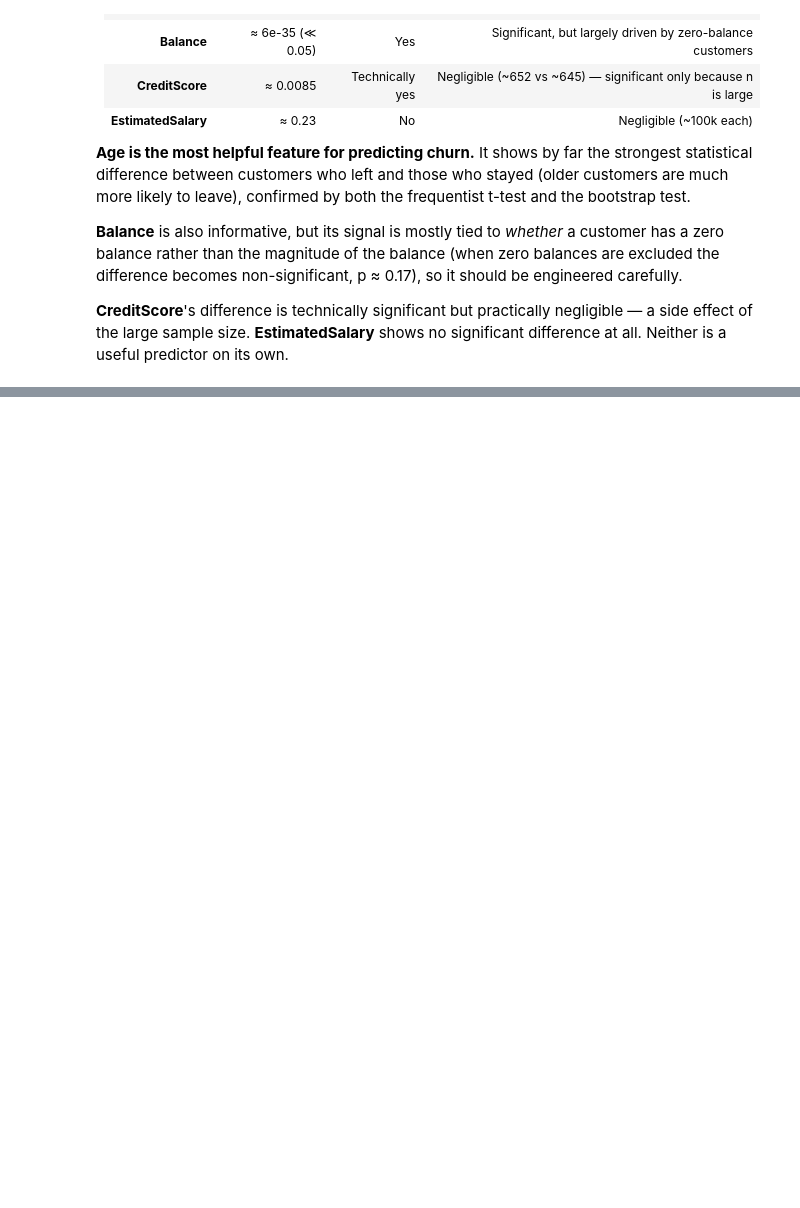
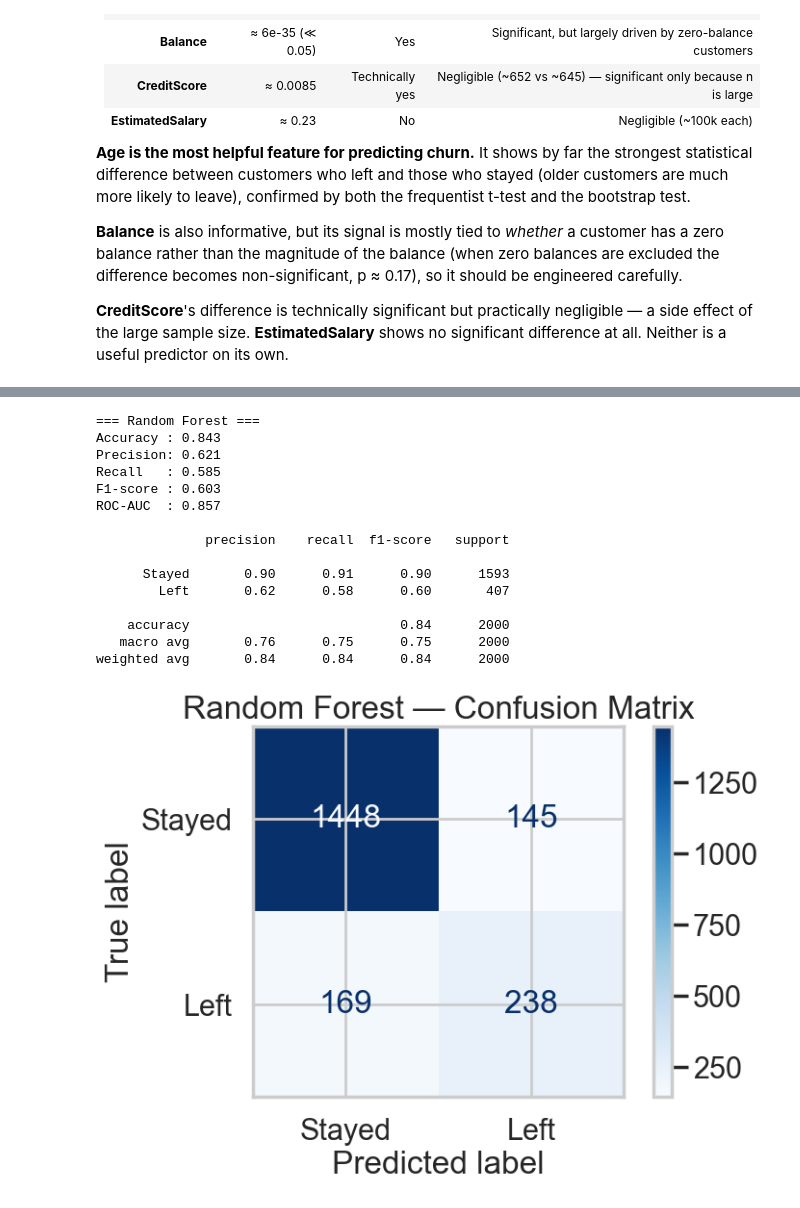
Before and after one commit to damanadidier/DI_Bootcamp, a Jupyter notebook: Week4/Day4/DailyChallenge/dc-mandatory.ipynb, the cells around one changed output, grey strips where cells are left out. Drawn from its saved outputs; the diff is of its cells as text; code cells hidden in the pictures; blank space fills up the shorter version.

```diff
--- a/Week4/Day4/DailyChallenge/dc-mandatory.ipynb
+++ b/Week4/Day4/DailyChallenge/dc-mandatory.ipynb
@@ -301,0 +360,16 @@ Summary of the four hypothesis tests:
+# %%
+# --- Logistic Regression (linear baseline) ---
+# class_weight='balanced' compensates for the ~20% churn imbalance
+logreg = LogisticRegression(max_iter=1000, class_weight='balanced', random_state=42)
+logreg.fit(X_train_scaled, y_train)
+y_pred_lr = logreg.predict(X_test_scaled)
+y_proba_lr = logreg.predict_proba(X_test_scaled)[:, 1]
+
+print("=== Logistic Regression ===")
+print(f"Accuracy : {accuracy_score(y_test, y_pred_lr):.3f}")
+print(f"Precision: {precision_score(y_test, y_pred_lr):.3f}")
+print(f"Recall   : {recall_score(y_test, y_pred_lr):.3f}")
+print(f"F1-score : {f1_score(y_test, y_pred_lr):.3f}")
+print(f"ROC-AUC  : {roc_auc_score(y_test, y_proba_lr):.3f}")
+print()
+print(classification_report(y_test, y_pred_lr, target_names=['Stayed', 'Left']))
@@ -301,0 +392,39 @@ Summary of the four hypothesis tests:
+# %%
+# --- Random Forest (non-linear ensemble) ---
+rf = RandomForestClassifier(n_estimators=200, class_weight='balanced',
+                            random_state=42, n_jobs=-1)
+rf.fit(X_train, y_train)   # trees don't require scaling
+y_pred_rf = rf.predict(X_test)
+y_proba_rf = rf.predict_proba(X_test)[:, 1]
+
+print("=== Random Forest ===")
+print(f"Accuracy : {accuracy_score(y_test, y_pred_rf):.3f}")
+print(f"Precision: {precision_score(y_test, y_pred_rf):.3f}")
+print(f"Recall   : {recall_score(y_test, y_pred_rf):.3f}")
+print(f"F1-score : {f1_score(y_test, y_pred_rf):.3f}")
+print(f"ROC-AUC  : {roc_auc_score(y_test, y_proba_rf):.3f}")
+print()
+print(classification_report(y_test, y_pred_rf, target_names=['Stayed', 'Left']))
+
+# Confusion matrix for the Random Forest
+ConfusionMatrixDisplay(confusion_matrix(y_test, y_pred_rf),
+                       display_labels=['Stayed', 'Left']).plot(cmap='Blues')
+plt.title('Random Forest — Confusion Matrix')
+plt.show()
+# %% [output]
+=== Random Forest ===
+Accuracy : 0.843
+Precision: 0.621
+Recall   : 0.585
+F1-score : 0.603
+ROC-AUC  : 0.857
+
+              precision    recall  f1-score   support
+
+      Stayed       0.90      0.91      0.90      1593
+        Left       0.62      0.58      0.60       407
+
+    accuracy                           0.84      2000
+   macro avg       0.76      0.75      0.75      2000
+weighted avg       0.84      0.84      0.84      2000
+[figure, added]
```
Also changed, not shown: parts of 6 cells of this notebook.
